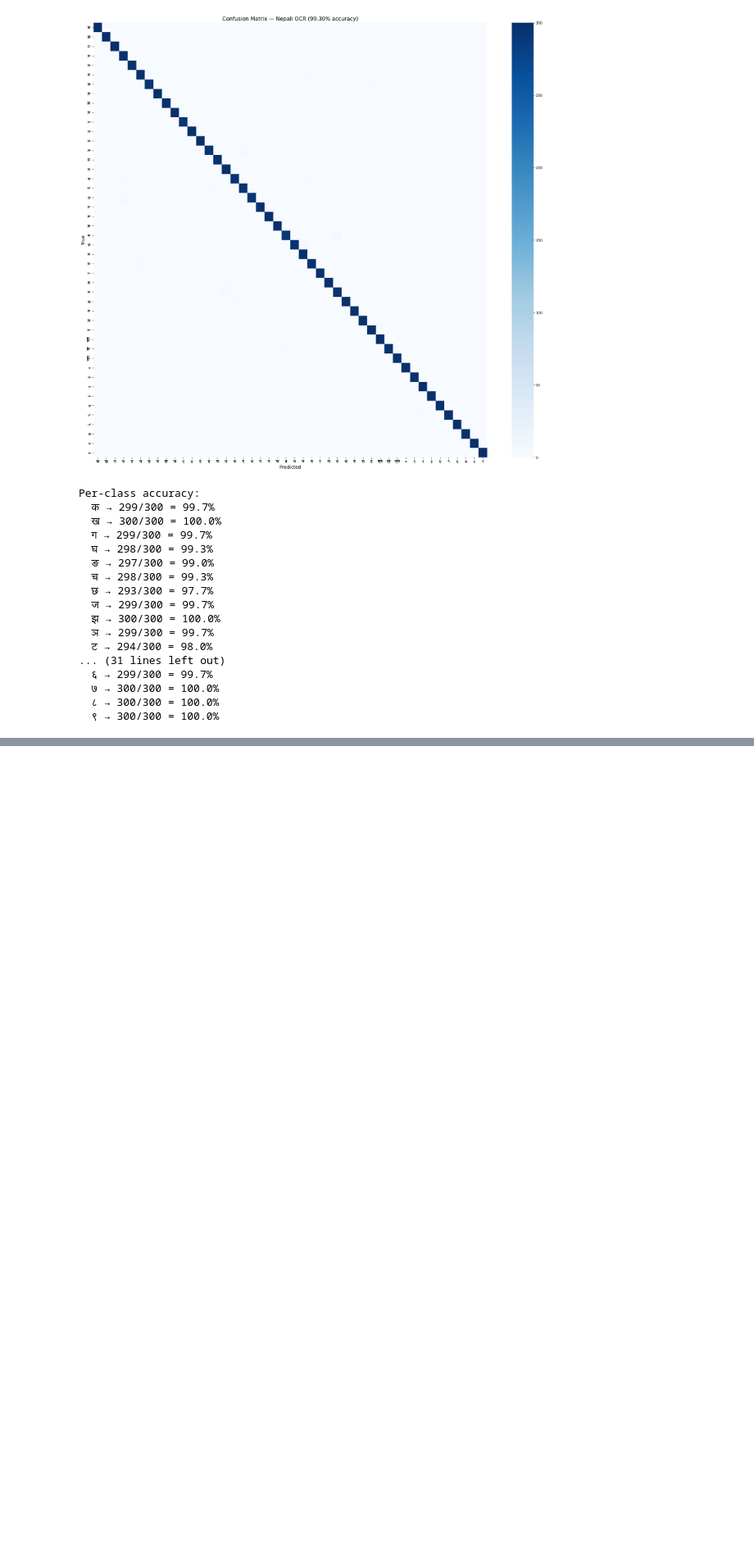
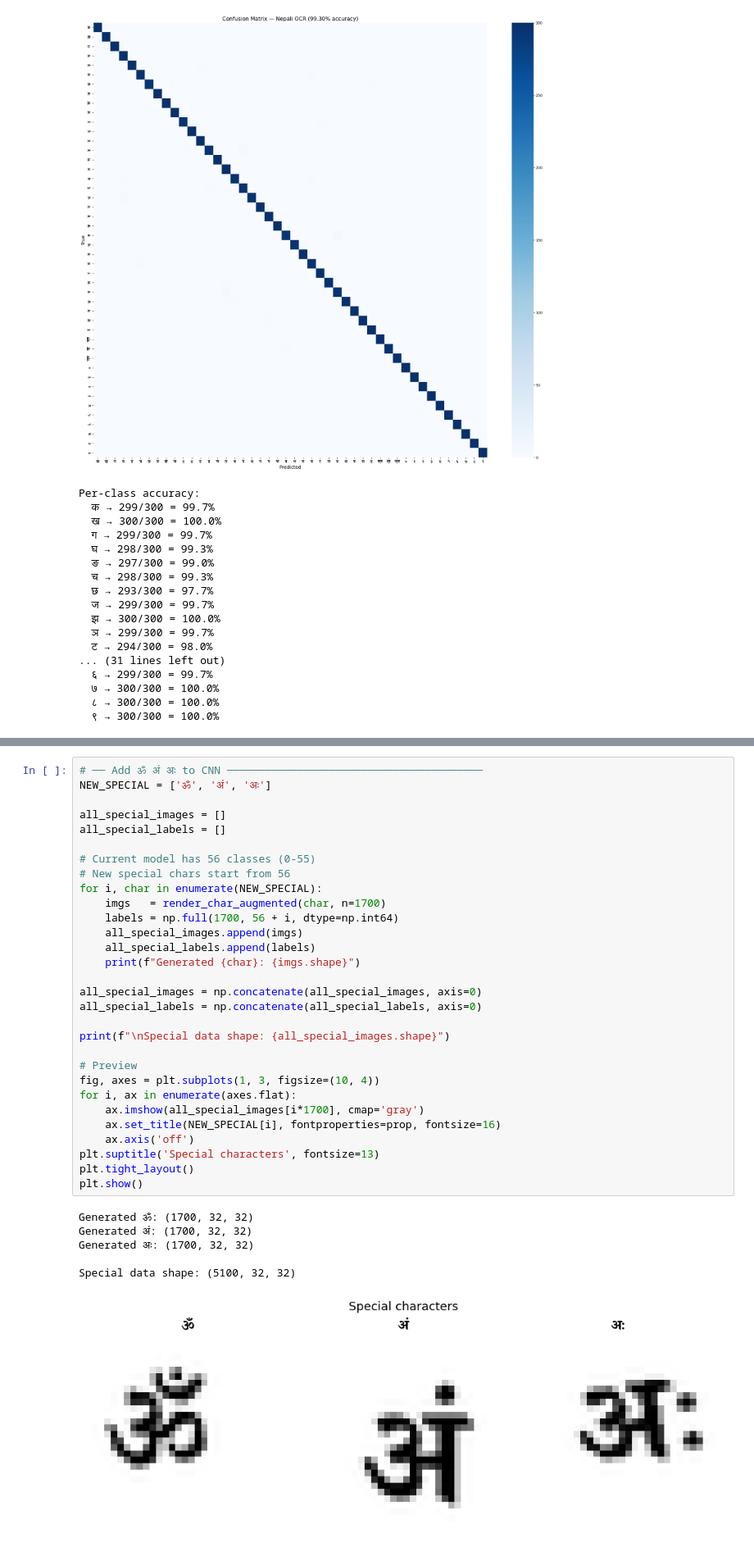
Before and after one commit to kulrajkhanal4-create/nepali-ocr, a Jupyter notebook: 02_model_train.ipynb, the cells around one changed output, grey strips where cells are left out. Shown at 82% size. Drawn from its saved outputs; the diff is of its cells as text; blank space fills up the shorter version.

```diff
--- a/02_model_train.ipynb
+++ b/02_model_train.ipynb
@@ -312,0 +624,37 @@ Per-class accuracy:
+# %%
+# ── Add ॐ अं अः to CNN ────────────────────────────────────────
+NEW_SPECIAL = ['ॐ', 'अं', 'अः']
+
+all_special_images = []
+all_special_labels = []
+
+# Current model has 56 classes (0-55)
+# New special chars start from 56
+for i, char in enumerate(NEW_SPECIAL):
+    imgs   = render_char_augmented(char, n=1700)
+    labels = np.full(1700, 56 + i, dtype=np.int64)
+    all_special_images.append(imgs)
+    all_special_labels.append(labels)
+    print(f"Generated {char}: {imgs.shape}")
+
+all_special_images = np.concatenate(all_special_images, axis=0)
+all_special_labels = np.concatenate(all_special_labels, axis=0)
+
+print(f"\nSpecial data shape: {all_special_images.shape}")
+
+# Preview
+fig, axes = plt.subplots(1, 3, figsize=(10, 4))
+for i, ax in enumerate(axes.flat):
+    ax.imshow(all_special_images[i*1700], cmap='gray')
+    ax.set_title(NEW_SPECIAL[i], fontproperties=prop, fontsize=16)
+    ax.axis('off')
+plt.suptitle('Special characters', fontsize=13)
+plt.tight_layout()
+plt.show()
+# %% [output]
+Generated ॐ: (1700, 32, 32)
+Generated अं: (1700, 32, 32)
+Generated अः: (1700, 32, 32)
+
+Special data shape: (5100, 32, 32)
+[figure, added]
```
Also changed, not shown: parts of 7 cells of this notebook, 6 other files.
